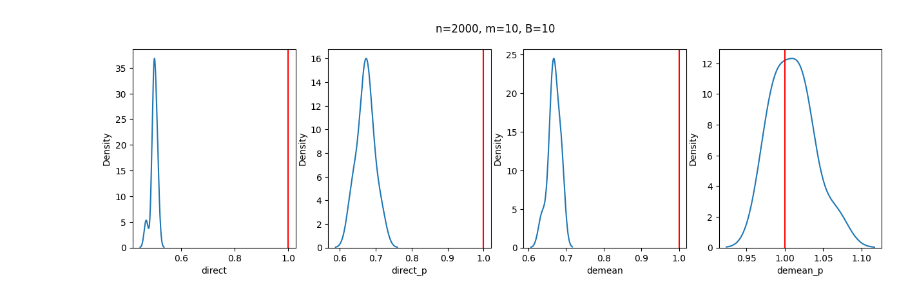
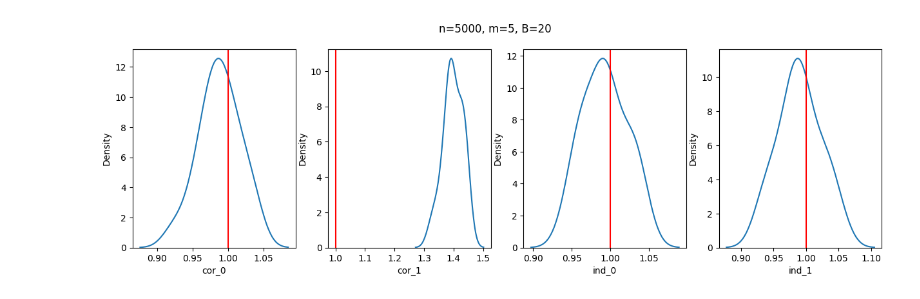
Before and after one commit to xjxjcldk9/NPMLE, a Jupyter notebook: notebooks/simulation_panel.ipynb, the cells around one changed output. Cells and saved outputs as stored; diff of their text form; code cells hidden in the pictures.

```diff
--- a/notebooks/simulation_panel.ipynb
+++ b/notebooks/simulation_panel.ipynb
@@ -15,7 +16,7 @@ $$\zeta_{t} \sim \min_i(z_{it}) + N(0,1)$$
 $$y_{it} = \theta_i + z_{it} + \eta_{i} + \zeta_{t} + N(0,1)$$
 $$y_{it}' = \theta_i + z_{it} + \eta_{i}' + \zeta_{t} + N(0,1)$$
 # %%
-RNG = np.random.default_rng(234835143)
+RNG = np.random.default_rng(23435143)
 # %%
 def ols(X,y):
     if len(X.shape) == 1:
@@ -123,6 +159,23 @@ def repeat(n,m,B):
     return repeat_dict
 
 
+def repeat_separate(n,m,B):
+    records = []
+    for b in range(B):
+        data = {}
+        dg = DataGenerator(n,m)
+        ans = dg.demean_ols_separate()
+        data['cor_0'], data['cor_1'] = ans['cor'][0], ans['cor'][1]
+        data['ind_0'], data['ind_1'] = ans['ind'][0], ans['ind'][1]
+        records.append(data)
+    repeat_dict = {'df': pd.DataFrame(records),
+                   'n': n,
+                   'm': m,
+                   'B': B,}
+    return repeat_dict
+
+
+
 def plot_kde(repeat_dict, fname=None):
     fig, axs = plt.subplots(1,4, figsize=(15,4))
 
@@ -134,8 +187,9 @@ def plot_kde(repeat_dict, fname=None):
         ax.axvline(1, color='r')
     if fname:
         fig.savefig(fname)
-# %%
-repeat_dict = repeat(2000, 10, 10)
-plot_kde(repeat_dict)
-# %% [output]
-[figure, removed]
+# %%
+repeat_dict = repeat_separate(5000, 5, 20)
+#base case會對
+plot_kde(repeat_dict)
+# %% [output]
+[figure, added]
```
Also changed, not shown: parts of 3 cells of this notebook.
